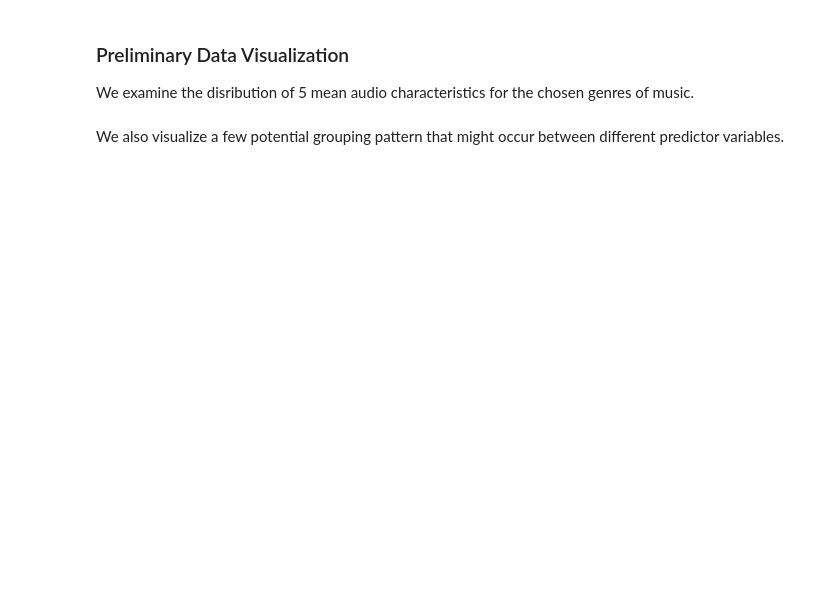
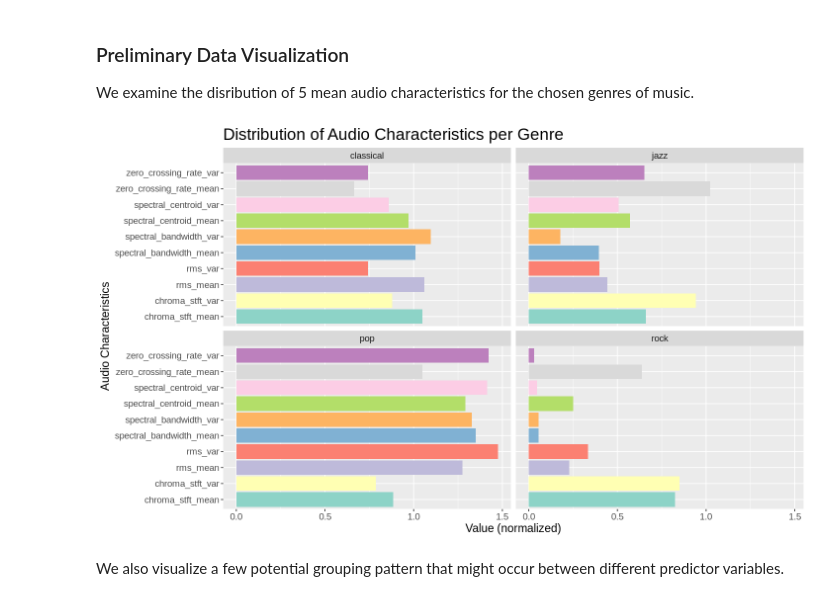
Before and after one commit to arthu-rguo/dsci-100-proj, a Jupyter notebook: ProTest.ipynb, the cells around one changed output. Saved outputs shown, nothing was run; the diff lists cells and outputs as text; code cells hidden in the pictures; blank space fills up the shorter version.

```diff
--- a/ProTest.ipynb
+++ b/ProTest.ipynb
@@ -156,28 +232,30 @@ We examine the disribution of 5 mean audio characteristics for the chosen genres
 # %%
 # Visualize the training dataset with a plot.
 options(repr.plot.width = 12, repr.plot.height = 7)
 
 music_summary_labels <- music_summary |>
     select(label)
 
 music_summary_norms <- music_summary |>
     select(all_of(VARIABLES)) |>
     mutate(across(everything(), scale)) |>
     mutate(across(everything(), abs))
 
 music_summary_long <- bind_cols(music_summary_labels, music_summary_norms) |>
     pivot_longer(cols = -label, names_to = "name", values_to = "value")
 
 music_visualization <- music_summary_long |>
     ggplot(aes(x = name, y = value, fill = name)) +
         geom_bar(stat = "identity") +
         facet_wrap(~label, ncol = 2) +
         labs(x = "Audio Characteristics", y = "Value (normalized)", title = "Distribution of Audio Characteristics per Genre") +
         theme(legend.pos = "none", plot.title = element_text(size = 20), text = element_text(size = 14)) +
-        scale_fill_brewer(palette = "Set1") +
+        scale_fill_brewer(palette = "Set3") +
         coord_flip()
 
 music_visualization
+# %% [output]
+[figure, added]
 # %% [markdown]
 We also visualize a few potential grouping pattern that might occur between different predictor variables.
 # %%
```
Also changed, not shown: parts of 6 cells of this notebook.
